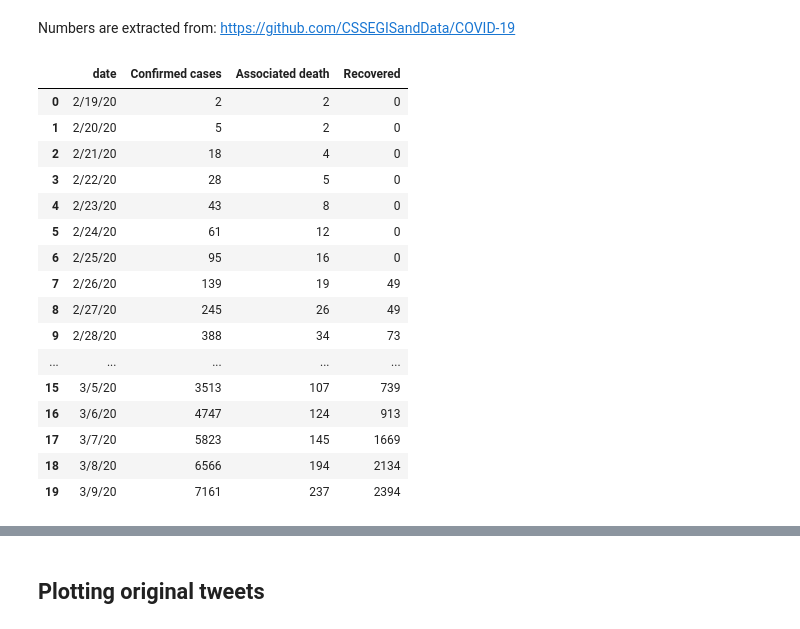
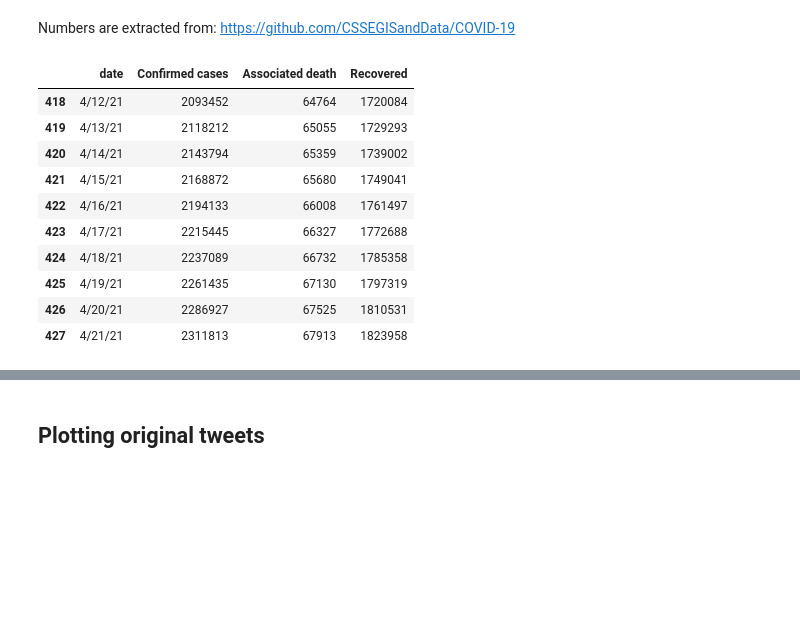
Before and after one commit to phosseini/COVID19-fa, a Jupyter notebook: notebooks/statistics.ipynb, the cells around one changed output, grey strips where cells are left out. Cells and saved outputs as stored; diff of their text form; code cells hidden in the pictures; blank space fills up the shorter version.

```diff
--- a/notebooks/statistics.ipynb
+++ b/notebooks/statistics.ipynb
@@ -94,24 +94,18 @@ for idx, row in df_confirmed.iterrows():
             except Exception as e:
                 print(e)
                 pass
-# %%
-df_iran.head(20)
-# %% [output]
-|  | date | Confirmed cases | Associated death | Recovered |
-| 0 | 2/19/20 | 2 | 2 | 0 |
-| 1 | 2/20/20 | 5 | 2 | 0 |
-| 2 | 2/21/20 | 18 | 4 | 0 |
-| 3 | 2/22/20 | 28 | 5 | 0 |
-| 4 | 2/23/20 | 43 | 8 | 0 |
-| 5 | 2/24/20 | 61 | 12 | 0 |
-| 6 | 2/25/20 | 95 | 16 | 0 |
-| 7 | 2/26/20 | 139 | 19 | 49 |
-| 8 | 2/27/20 | 245 | 26 | 49 |
-| 9 | 2/28/20 | 388 | 34 | 73 |
-| ... | ... | ... | ... | ... |
-| 15 | 3/5/20 | 3513 | 107 | 739 |
-| 16 | 3/6/20 | 4747 | 124 | 913 |
-| 17 | 3/7/20 | 5823 | 145 | 1669 |
-| 18 | 3/8/20 | 6566 | 194 | 2134 |
-| 19 | 3/9/20 | 7161 | 237 | 2394 |
+# %%
+df_iran.tail(10)
+# %% [output]
+|  | date | Confirmed cases | Associated death | Recovered |
+| 418 | 4/12/21 | 2093452 | 64764 | 1720084 |
+| 419 | 4/13/21 | 2118212 | 65055 | 1729293 |
+| 420 | 4/14/21 | 2143794 | 65359 | 1739002 |
+| 421 | 4/15/21 | 2168872 | 65680 | 1749041 |
+| 422 | 4/16/21 | 2194133 | 66008 | 1761497 |
+| 423 | 4/17/21 | 2215445 | 66327 | 1772688 |
+| 424 | 4/18/21 | 2237089 | 66732 | 1785358 |
+| 425 | 4/19/21 | 2261435 | 67130 | 1797319 |
+| 426 | 4/20/21 | 2286927 | 67525 | 1810531 |
+| 427 | 4/21/21 | 2311813 | 67913 | 1823958 |
 # %%
```
Also changed, not shown: parts of 6 cells of this notebook.
